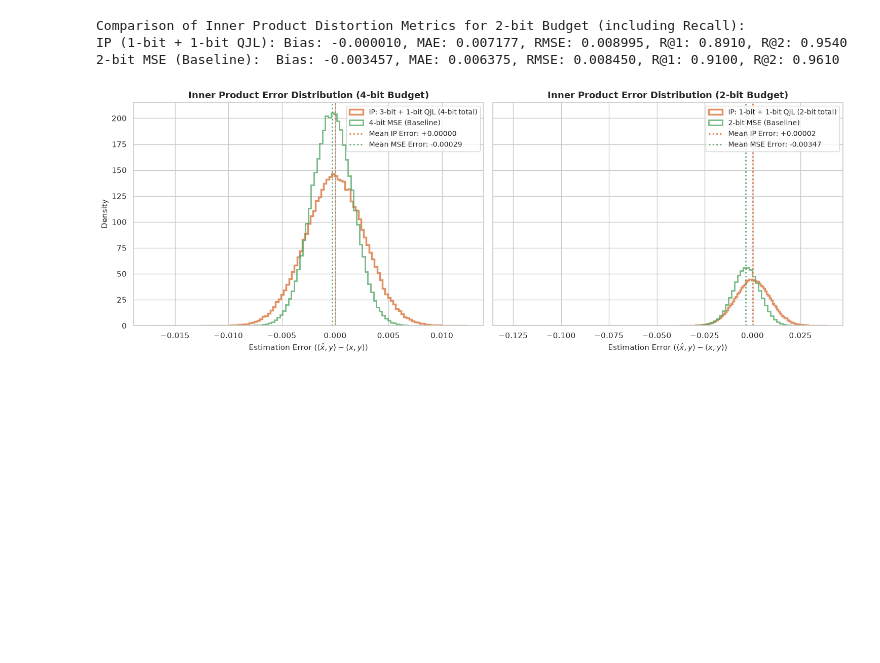
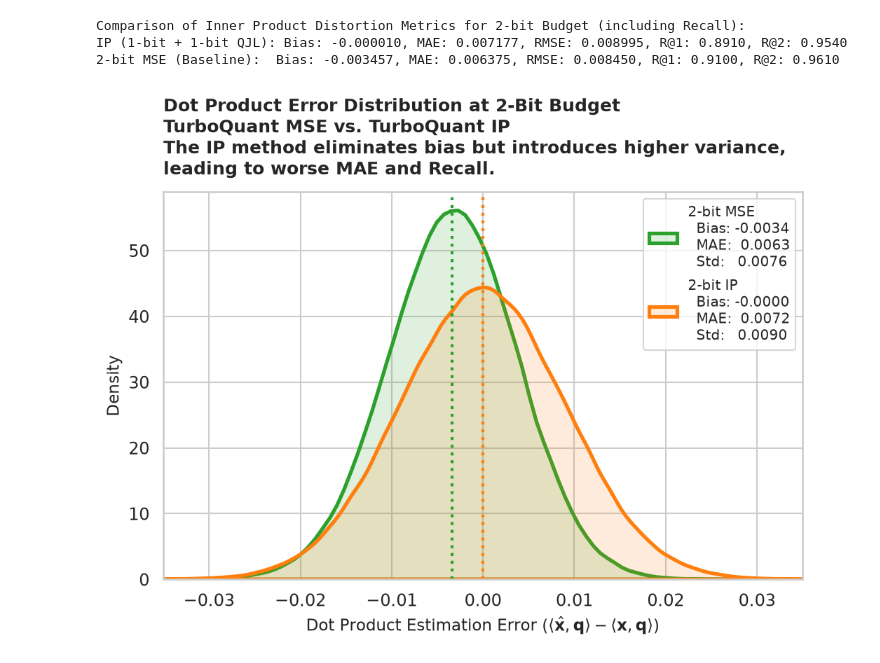
Before and after one commit to mboyanov/mboyanov.github.io, a Jupyter notebook: _notebooks/2026-06-24-Practical-TurboQuant-2.ipynb, the cells around one changed output. Saved outputs shown, nothing was run; the diff lists cells and outputs as text; code cells hidden in the pictures; blank space fills up the shorter version.

Commit message:
Add the 2-bit comparison

```diff
--- a/_notebooks/2026-06-24-Practical-TurboQuant-2.ipynb
+++ b/_notebooks/2026-06-24-Practical-TurboQuant-2.ipynb
@@ -386,65 +386,61 @@ IP (1-bit + 1-bit QJL): Bias: -0.000010, MAE: 0.007177, RMSE: 0.008995, R@1: 0.8
 # %%
 import matplotlib.pyplot as plt
 import seaborn as sns
 import numpy as np
 
-# Set style
-sns.set_theme(style="whitegrid")
-fig, axes = plt.subplots(1, 2, figsize=(15, 5.5), sharey=True)
+# Set clean aesthetic style
+sns.set_theme(style="whitegrid", font_scale=1.05)
+plt.rcParams["font.sans-serif"] = "DejaVu Sans"
 
-# Subsample database vectors for plotting speed (5000 vectors, giving 1.28M inner products)
+# Subsample database vectors for fast metric computation (5,000 vectors x 1,000 queries = 5M pairs)
 E_sub = E[:5000]
 
-# Helper to subsample errors for matplotlib
-def get_plot_errors(err, max_points=200_000, seed=42):
-    flat = err.ravel()
-    if len(flat) > max_points:
-        rng = np.random.default_rng(seed)
-        return rng.choice(flat, size=max_points, replace=False)
-    return flat
+# Instantiate quantizers for 2-bit comparison (sharing base rotation matrix R)
+quantizer_2b = TurboQuantMSE(dim=E.shape[1], bits=2, rotation_matrix=None)
+ip_quantizer_2b = TurboQuantIP(dim=E.shape[1], bits=2, rotation_matrix=quantizer_2b.R)
 
-# Retrieve error details using the subset
-_, details_ip_4b = calculate_metrics(E_sub, ip_quantizer, queries, return_details=True)
-_, details_mse_4b = calculate_metrics(E_sub, quantizer, queries, return_details=True)
+# Compute error distributions
+_, details_mse_2b = calculate_metrics(E_sub, quantizer_2b, queries, return_details=True)
+_, details_ip_2b = calculate_metrics(E_sub, ip_quantizer_2b, queries, return_details=True)
 
-_, details_ip_2b = calculate_metrics(E_sub, ip_quantizer_2bit, queries, return_details=True)
-_, details_mse_2b = calculate_metrics(E_sub, quantizer_2bit, queries, return_details=True)
+err_mse = details_mse_2b["error"].ravel()
+err_ip = details_ip_2b["error"].ravel()
 
-# Compute average error (bias) for subset
-err_ip_4b = details_ip_4b['error']
-err_mse_4b = details_mse_4b['error']
-mean_ip_4b = float(np.mean(err_ip_4b))
-mean_mse_4b = float(np.mean(err_mse_4b))
+mean_mse = float(np.mean(err_mse))
+std_mse = float(np.std(err_mse))
+mae_mse = float(np.mean(np.abs(err_mse)))
 
-err_ip_2b = details_ip_2b['error']
-err_mse_2b = details_mse_2b['error']
-mean_ip_2b = float(np.mean(err_ip_2b))
-mean_mse_2b = float(np.mean(err_mse_2b))
+mean_ip = float(np.mean(err_ip))
+std_ip = float(np.std(err_ip))
+mae_ip = float(np.mean(np.abs(err_ip)))
 
-# 4-bit Budget Plot
-axes[0].hist(get_plot_errors(err_ip_4b), bins=100, density=True, histtype='step', linewidth=2.5, label='IP: 3-bit + 1-bit QJL (4-bit total)', color='C1', alpha=0.9)
-axes[0].hist(get_plot_errors(err_mse_4b), bins=100, density=True, histtype='step', linewidth=2, label='4-bit MSE (Baseline)', color='C2', alpha=0.8)
-axes[0].axvline(0, color='gray', linestyle='--', linewidth=1, alpha=0.7)
-axes[0].axvline(mean_ip_4b, color='C1', linestyle=':', linewidth=2, label=f'Mean IP Error: {mean_ip_4b:+.5f}')
-axes[0].axvline(mean_mse_4b, color='C2', linestyle=':', linewidth=2, label=f'Mean MSE Error: {mean_mse_4b:+.5f}')
+# Subsample points for smooth plotting
+rng = np.random.default_rng(42)
+plot_mse = rng.choice(err_mse, size=min(300_000, len(err_mse)), replace=False)
+plot_ip = rng.choice(err_ip, size=min(300_000, len(err_ip)), replace=False)
 
-axes[0].set_title("Inner Product Error Distribution (4-bit Budget)", fontsize=13, fontweight='bold')
-axes[0].set_xlabel(r"Estimation Error ($\langle \hat{x}, y \rangle - \langle x, y \rangle$)", fontsize=11)
-axes[0].set_ylabel("Density", fontsize=11)
-axes[0].legend(fontsize=10, loc='upper right')
+# Square aspect ratio
+fig, ax = plt.subplots(figsize=(7, 5.5), dpi=150)
 
-# 2-bit Budget Plot
-axes[1].hist(get_plot_errors(err_ip_2b), bins=100, density=True, histtype='step', linewidth=2.5, label='IP: 1-bit + 1-bit QJL (2-bit total)', color='C1', alpha=0.9)
-axes[1].hist(get_plot_errors(err_mse_2b), bins=100, density=True, histtype='step', linewidth=2, label='2-bit MSE (Baseline)', color='C2', alpha=0.8)
-axes[1].axvline(0, color='gray', linestyle='--', linewidth=1, alpha=0.7)
-axes[1].axvline(mean_ip_2b, color='C1', linestyle=':', linewidth=2, label=f'Mean IP Error: {mean_ip_2b:+.5f}')
-axes[1].axvline(mean_mse_2b, color='C2', linestyle=':', linewidth=2, label=f'Mean MSE Error: {mean_mse_2b:+.5f}')
+# KDE / Hist density
+sns.kdeplot(plot_mse, ax=ax, label=f"2-bit MSE\n  Bias: {mean_mse:+.4f}\n  MAE:  {mae_mse:.4f}\n  Std:   {std_mse:.4f}",
+            color="#2ca02c", linewidth=2.5, fill=True, alpha=0.15)
+sns.kdeplot(plot_ip, ax=ax, label=f"2-bit IP \n  Bias: {mean_ip:+.4f}\n  MAE:  {mae_ip:.4f}\n  Std:   {std_ip:.4f}",
+            color="#ff7f0e", linewidth=2.5, fill=True, alpha=0.15)
 
-axes[1].set_title("Inner Product Error Distribution (2-bit Budget)", fontsize=13, fontweight='bold')
-axes[1].set_xlabel(r"Estimation Error ($\langle \hat{x}, y \rangle - \langle x, y \rangle$)", fontsize=11)
-axes[1].legend(fontsize=10, loc='upper right')
+# Means
+ax.axvline(mean_mse, color="#2ca02c", linestyle=":", linewidth=2)
+ax.axvline(mean_ip, color="#ff7f0e", linestyle=":", linewidth=2)
+
+ax.set_title("Dot Product Error Distribution at 2-Bit Budget\nTurboQuant MSE vs. TurboQuant IP\nThe IP method eliminates bias but introduces higher variance,\nleading to worse MAE and Recall.",
+             fontsize=12, fontweight="bold", pad=12, loc='left')
+ax.set_xlabel(r"Dot Product Estimation Error ($\langle \hat{\mathbf{x}}, \mathbf{q} \rangle - \langle \mathbf{x}, \mathbf{q} \rangle$)", fontsize=11)
+ax.set_ylabel("Density", fontsize=11)
+ax.set_xlim(-0.035, 0.035)
+ax.legend(loc="upper right", frameon=True, fontsize=9.5)
 
 plt.tight_layout()
+plt.savefig("../images/turboquant-2bit-error-dist.png", dpi=200, bbox_inches="tight")
 plt.show()
 # %% [output]
-[figure, old version]
+[figure, new version]
```
Also changed, not shown: parts of 1 cell of this notebook, 1 other file.
